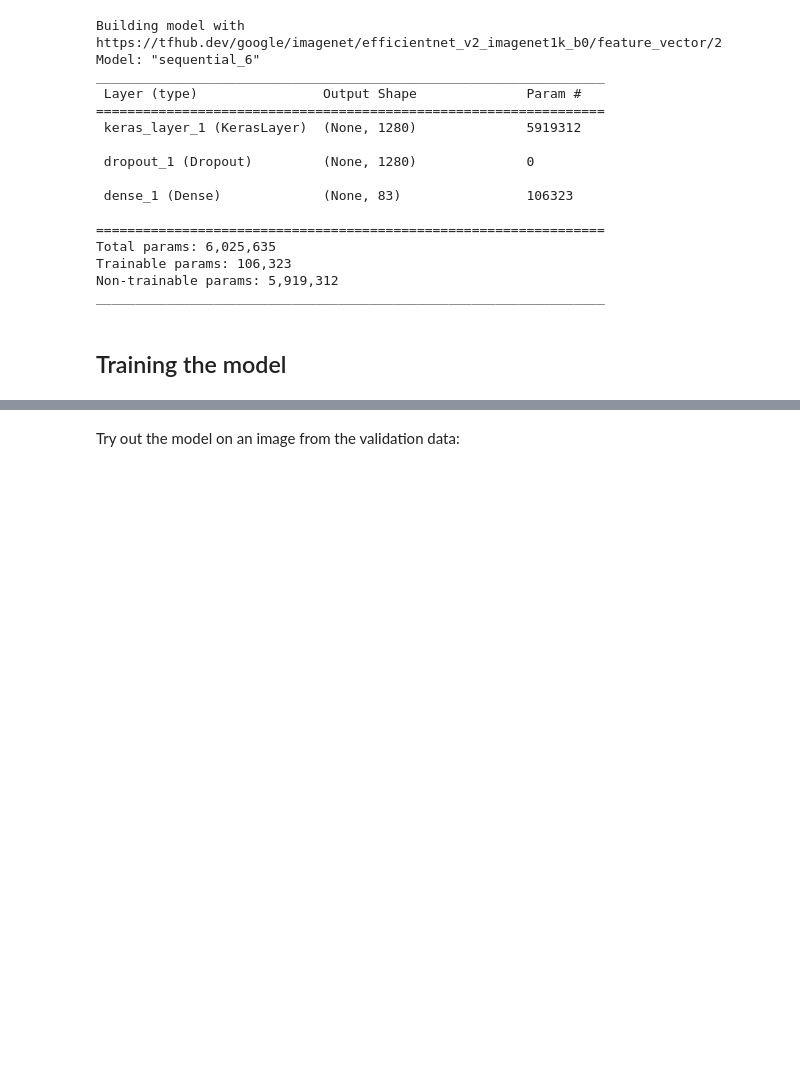
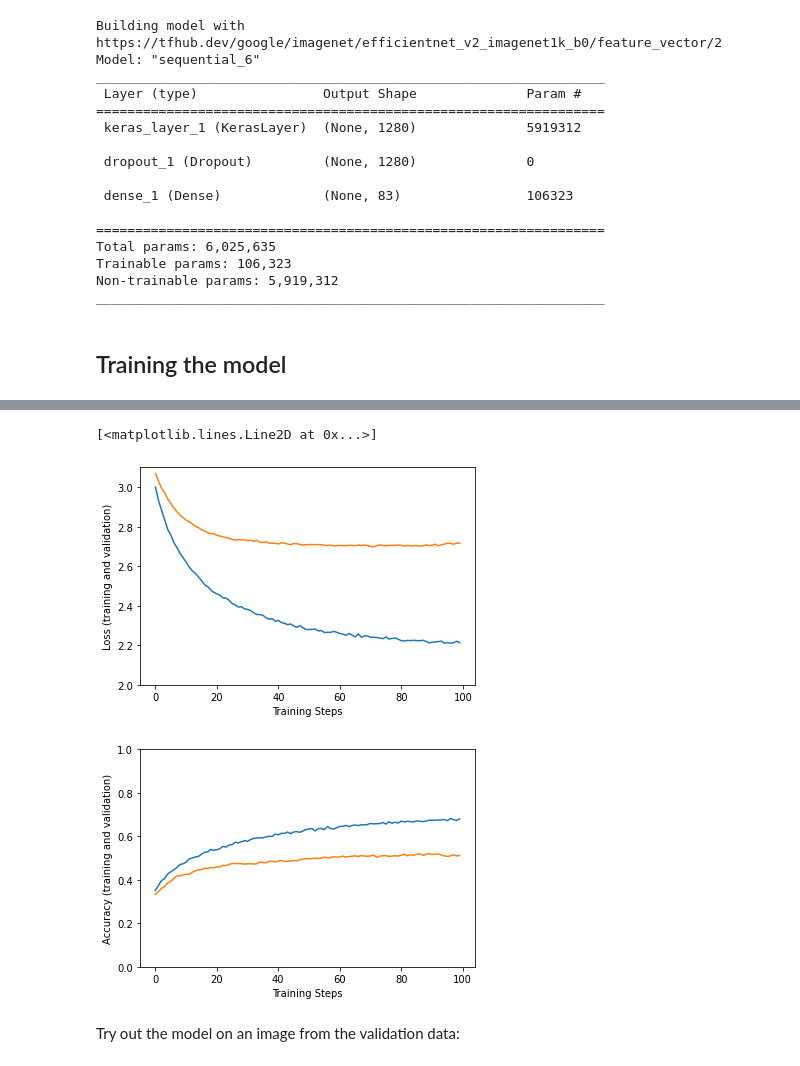
Before and after one commit to dwelcaslu/D3APL--Atividade-2, a Jupyter notebook: notebooks/Alexandre/D3APL_image_retraining.ipynb, the cells around one changed output, grey strips where cells are left out. Drawn from its saved outputs; the diff is of its cells as text; code cells hidden in the pictures; blank space fills up the shorter version.

```diff
--- a/notebooks/Alexandre/D3APL_image_retraining.ipynb
+++ b/notebooks/Alexandre/D3APL_image_retraining.ipynb
@@ -306,17 +312,21 @@ Epoch 6/100
 # %%
 plt.figure()
 plt.ylabel("Loss (training and validation)")
 plt.xlabel("Training Steps")
-plt.ylim([0,2])
+plt.ylim([2,3.1])
 plt.plot(hist["loss"])
 plt.plot(hist["val_loss"])
 
 plt.figure()
 plt.ylabel("Accuracy (training and validation)")
 plt.xlabel("Training Steps")
 plt.ylim([0,1])
 plt.plot(hist["accuracy"])
 plt.plot(hist["val_accuracy"])
+# %% [output]
+[<matplotlib.lines.Line2D at 0x...>]
+[figure, added]
+[figure, added]
 # %% [markdown]
 Try out the model on an image from the validation data:
 # %%
```
Also changed, not shown: parts of 2 cells of this notebook.
